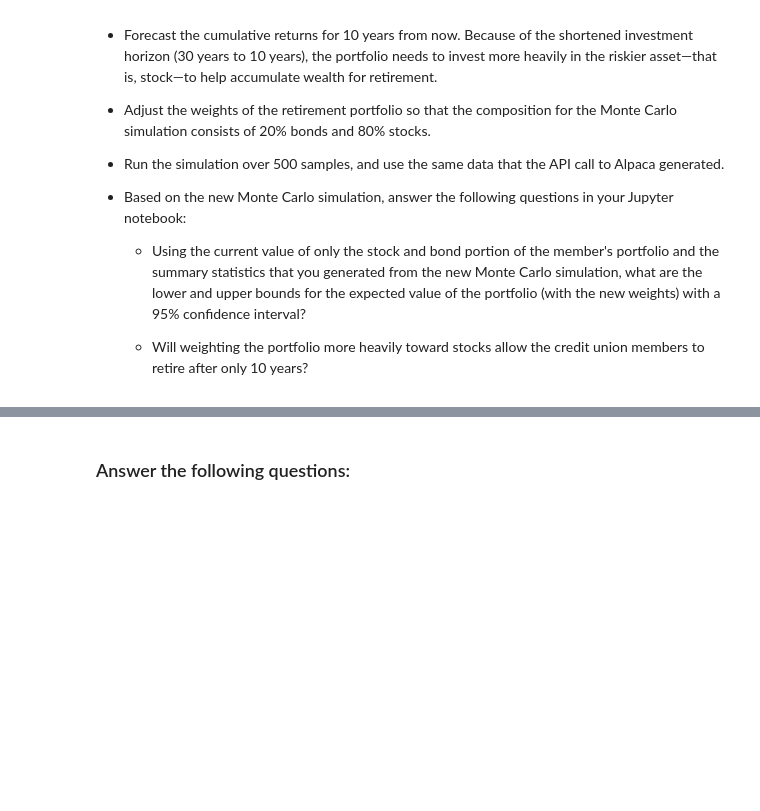
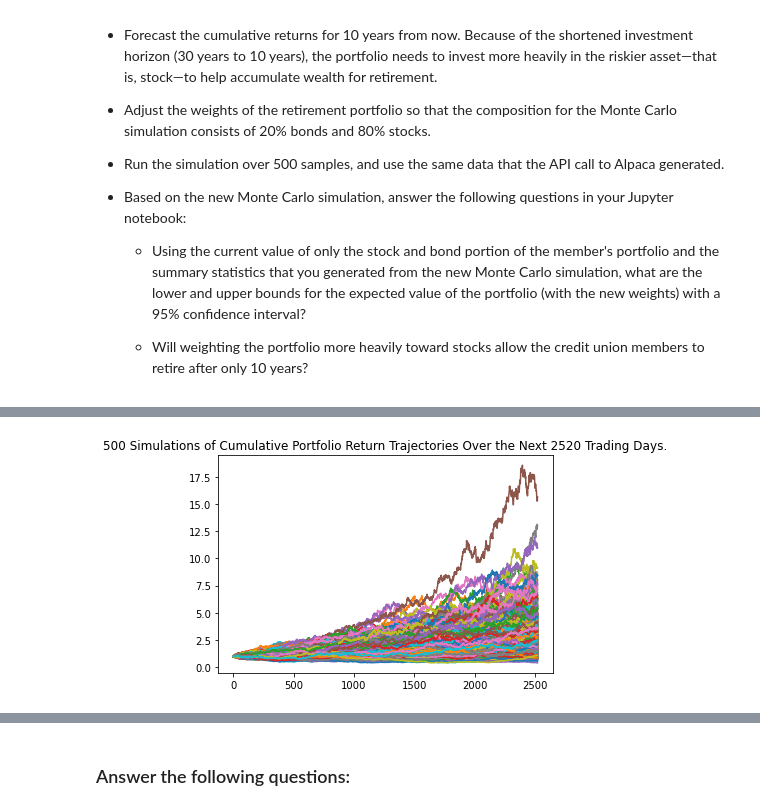
Before and after one commit to LeoHarada/Challenge_5, a Jupyter notebook: Starter_Code/financial_planning_tools.ipynb, the cells around one changed output, grey strips where cells are left out. Saved outputs shown, nothing was run; the diff lists cells and outputs as text; code cells hidden in the pictures; blank space fills up the shorter version.

```diff
--- a/Starter_Code/financial_planning_tools.ipynb
+++ b/Starter_Code/financial_planning_tools.ipynb
@@ -460,7 +592,11 @@ For this new Monte Carlo simulation, do the following:
 # Configure a Monte Carlo simulation to forecast 10 years cumulative returns
 # The weights should be split 20% to AGG and 80% to SPY.
 # Run 500 samples.
-# YOUR CODE HERE
-
+MC_new_split_weight = MCSimulation(
+    portfolio_data = historical_prices_df,
+    weights = [.2,.8],
+    num_simulation = 500,
+    num_trading_days = 252*10
+)
 # Review the simulation input data
-# YOUR CODE HERE
+MC_new_split_weight.portfolio_data.head()
@@ -470,7 +646,9 @@ For this new Monte Carlo simulation, do the following:
 # %%
 # Visualize the 10-year Monte Carlo simulation by creating an
 # overlay line plot
-# YOUR CODE HERE
+new_split_weight_line_plot = MC_new_split_weight.plot_simulation()
+# %% [output]
+[figure, added]
 # %%
 # Visualize the probability distribution of the 10-year Monte Carlo simulation
 # by plotting a histogram
```
Also changed, not shown: parts of 40 cells of this notebook.
